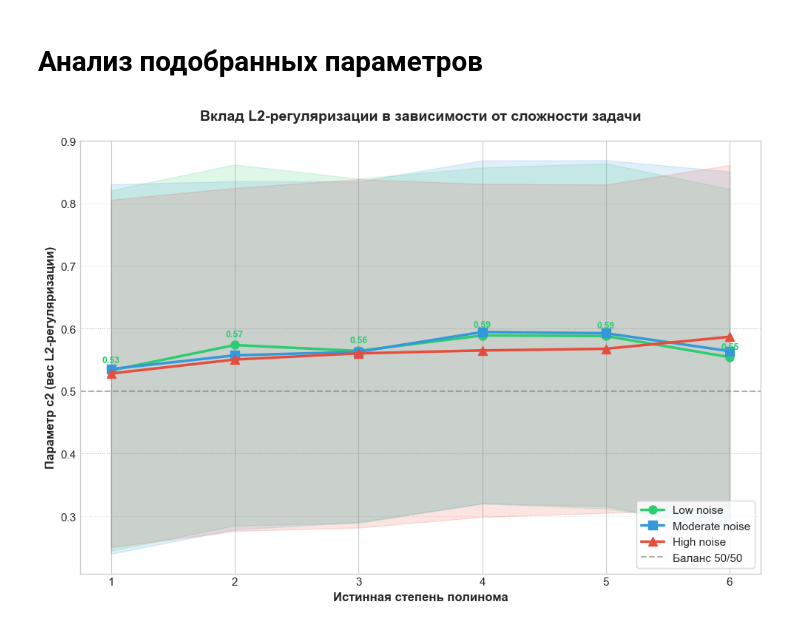
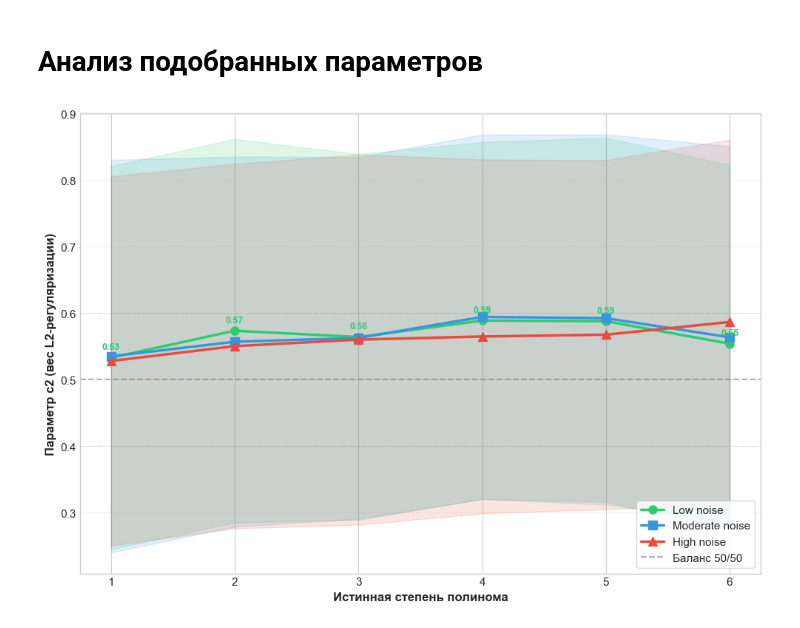
Before and after one commit to AnfimovAleksandr/mag_diploma, a Jupyter notebook: entropy_method/Анализ полиномиальных данных/Анализ.ipynb, the cells around one changed output. Cells and saved outputs as stored; diff of their text form; code cells hidden in the pictures.

```diff
--- a/entropy_method/Анализ полиномиальных данных/Анализ.ipynb
+++ b/entropy_method/Анализ полиномиальных данных/Анализ.ipynb
@@ -1018,35 +1018,35 @@ for noise in noise_order:
                     subset['c2_mean'] - subset['c2_std'],
                     subset['c2_mean'] + subset['c2_std'],
                     color=colors[noise], alpha=0.15)
 
 # Референсные линии
 ax.axhline(y=0.5, color='gray', linestyle='--', linewidth=1.5, alpha=0.6, label='Баланс 50/50')
 ax.axhline(y=0.6, color='gray', linestyle=':', linewidth=0.8, alpha=0.4)
 ax.axhline(y=0.4, color='gray', linestyle=':', linewidth=0.8, alpha=0.4)
 
 # Оформление
 ax.set_xlabel('Истинная степень полинома', fontsize=12, fontweight='bold')
 ax.set_ylabel('Параметр c2 (вес L2-регуляризации)', fontsize=12, fontweight='bold')
-ax.set_title('Вклад L2-регуляризации в зависимости от сложности задачи', fontsize=14, fontweight='bold', pad=20)
+# ax.set_title('Вклад L2-регуляризации в зависимости от сложности задачи', fontsize=14, fontweight='bold', pad=20)
 ax.legend(loc='lower right', frameon=True, shadow=False)
 # ax.set_ylim(0.35, 0.65)  # Фиксированный масштаб для наглядности малых различий
 ax.set_xticks(params_stats['degree'].unique())
 ax.grid(axis='y', alpha=0.3, linestyle='--')
 ax.set_axisbelow(True)
 
 # Добавление аннотаций с точными значениями для low noise (как пример)
 low_subset = params_stats[params_stats['noise_level'] == 'low']
 for _, row in low_subset.iterrows():
     ax.annotate(f'{row["c2_mean"]:.2f}',
                 xy=(row['degree'], row['c2_mean']),
                 xytext=(0, 8), textcoords='offset points',
                 fontsize=9, ha='center', color=colors['low'], fontweight='bold')
 
 plt.tight_layout()
 plt.savefig('c2_regularization_analysis.png', dpi=300, bbox_inches='tight')
 plt.show()
 # %% [output]
-[figure, old version]
+[figure, new version]
 # %%
 # Подготовка матрицы: строки — истинная степень, столбцы — выбранная
 degree_matrix = degree_dist.copy()
```
Also changed, not shown: parts of 13 cells of this notebook, 16 other files.
